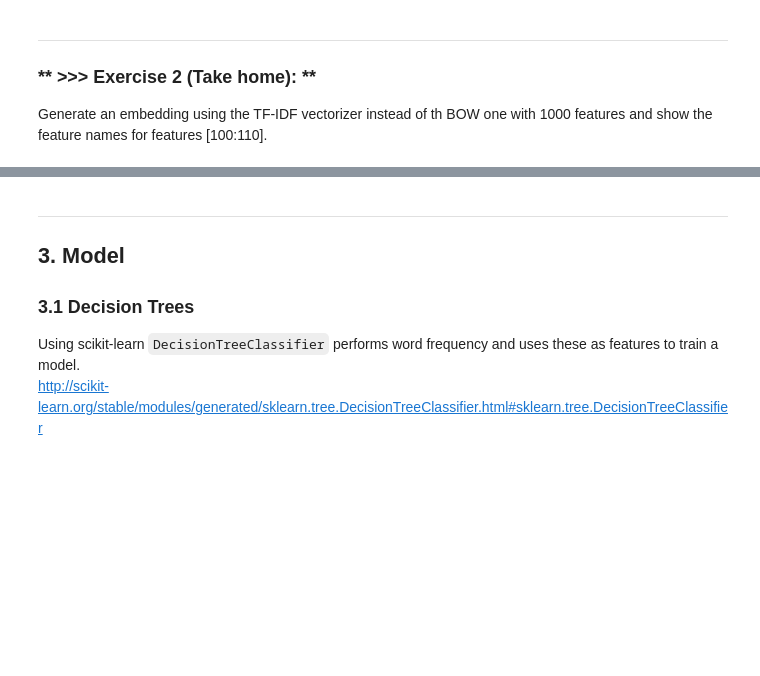
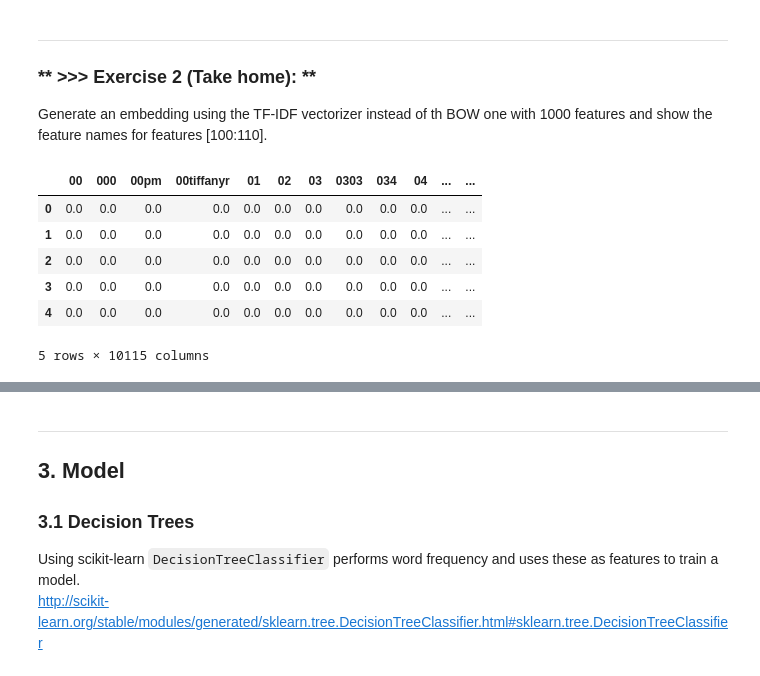
Before and after one commit to honey0703/DM2021-Lab2-master, a Jupyter notebook: DM2021_Lab2_master.ipynb, the cells around one changed output, grey strips where cells are left out. Drawn from its saved outputs; the diff is of its cells as text; code cells hidden in the pictures; blank space fills up the shorter version.

```diff
--- a/DM2021_Lab2_master.ipynb
+++ b/DM2021_Lab2_master.ipynb
@@ -303,0 +365,13 @@ Generate an embedding using the TF-IDF vectorizer instead of th BOW one with 100
+# %%
+vectorizer = TfidfVectorizer()
+matrix_vect = vectorizer.fit_transform(train_df['text'])
+df_tfidf = pd.DataFrame(matrix_vect.toarray(), columns = vectorizer.get_feature_names())
+df_tfidf.head()
+# %% [output]
+|  | 00 | 000 | 00pm | 00tiffanyr | 01 | 02 | 03 | 0303 | 034 | 04 | ... | ... |
+| 0 | 0.0 | 0.0 | 0.0 | 0.0 | 0.0 | 0.0 | 0.0 | 0.0 | 0.0 | 0.0 | ... | ... |
+| 1 | 0.0 | 0.0 | 0.0 | 0.0 | 0.0 | 0.0 | 0.0 | 0.0 | 0.0 | 0.0 | ... | ... |
+| 2 | 0.0 | 0.0 | 0.0 | 0.0 | 0.0 | 0.0 | 0.0 | 0.0 | 0.0 | 0.0 | ... | ... |
+| 3 | 0.0 | 0.0 | 0.0 | 0.0 | 0.0 | 0.0 | 0.0 | 0.0 | 0.0 | 0.0 | ... | ... |
+| 4 | 0.0 | 0.0 | 0.0 | 0.0 | 0.0 | 0.0 | 0.0 | 0.0 | 0.0 | 0.0 | ... | ... |
+5 rows × 10115 columns
```
Also changed, not shown: parts of 15 cells of this notebook.
